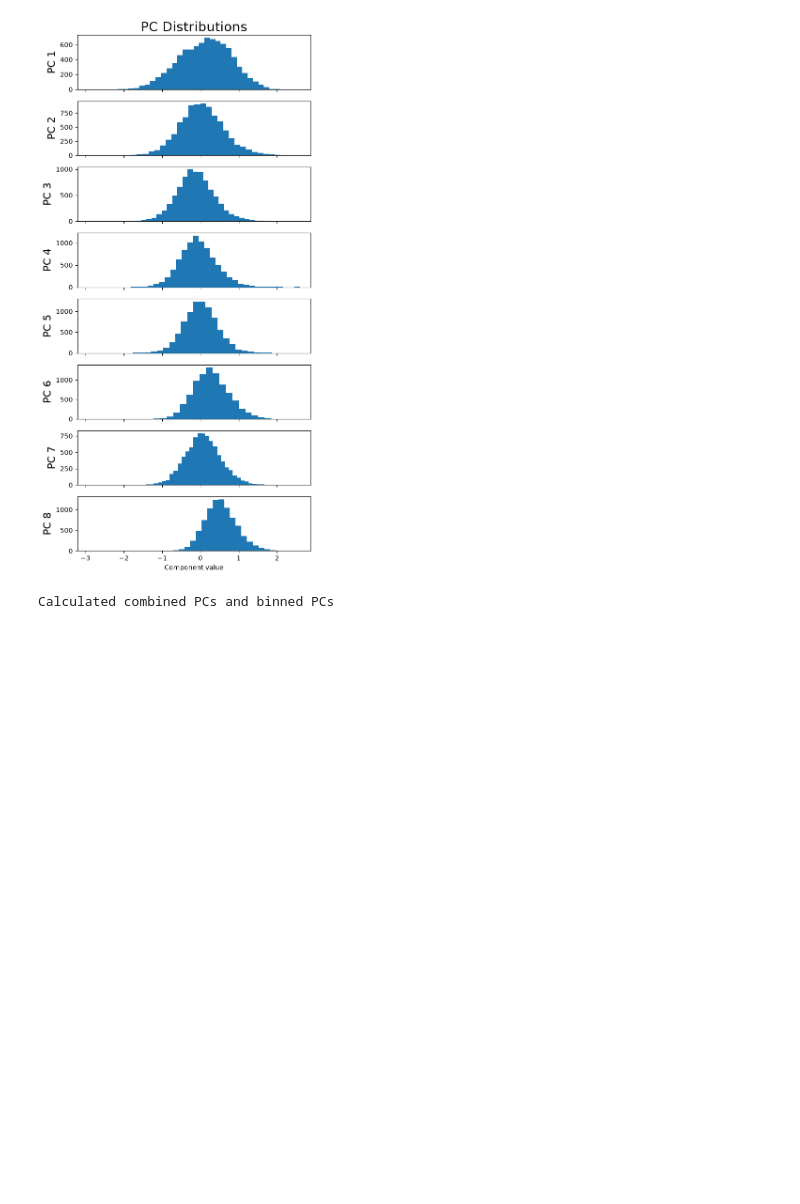
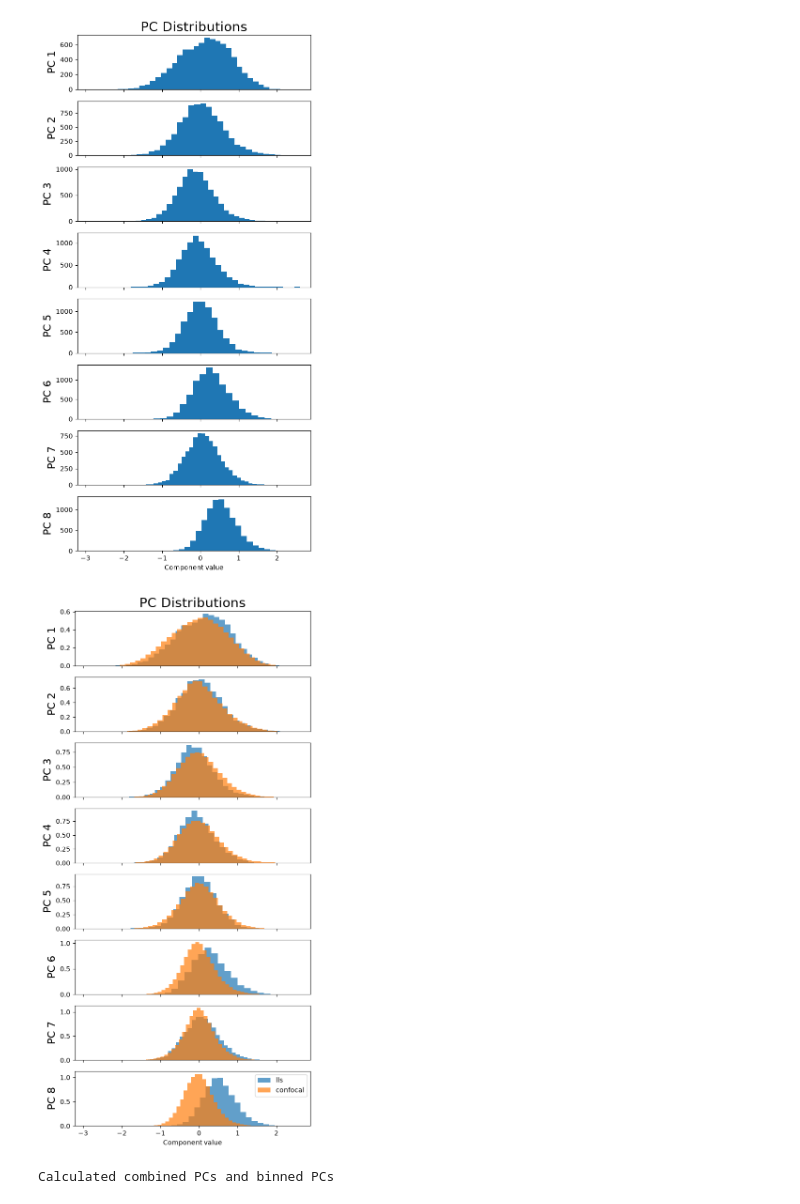
Before and after one commit to looneytunes2/NeutrophilShapeAnalysis, a Jupyter notebook: Notebooks/PCA_with_LLS_apply_confocal.ipynb, the cells around one changed output. Cells and saved outputs as stored; diff of their text form; code cells hidden in the pictures; blank space fills up the shorter version.

```diff
--- a/Notebooks/PCA_with_LLS_apply_confocal.ipynb
+++ b/Notebooks/PCA_with_LLS_apply_confocal.ipynb
@@ -6,7 +6,7 @@ import pickle as pk
 from neutrophil_shape.config.loader import load_config
 # %%
 ### what alignment to use
-align = 'shape'
+align = 'trajectory'
 
 ### load confocal directory
 config = load_config(microscope_type = 'confocal')
@@ -168,49 +168,53 @@ plt.tight_layout()
 plt.savefig(datadir.joinpath('PC distributions.png'), bbox_inches='tight')
 
 
-# condf = pd.read_csv(confocaldir + 'All_Data_with_CGPS_bins.csv', index_col = 0)
+condf = pd.read_csv(confocaldir / 'All_Data_with_CGPS_bins.csv', index_col = 0)
 
 
 # #pre-volume adjusted PCs
 # origdf = smdf.merge(atidf.drop(columns=['image', 'cropx (pixels)',
 #        'cropy (pixels)', 'cropz (pixels)']), left_on = 'cell', right_on = 'cell')
 # origdf = origdf[origdf.Cell_Volume > 458]
 # origdf = origdf[origdf.Cell_SurfaceArea < 1700]
 # origdf = origdf[origdf.speed < 1.3]
 # origdf = origdf[~origdf.cell.str.contains('20240528', na=False)].reset_index(drop=True)
 # longcells = [i for i, x in origdf.groupby('CellID') if len(x)>360]
 # origdf = origdf[origdf.CellID.isin(longcells)]
 # # tranform the LLS data
 # orig_coeff = origdf[[x for x in origdf.columns.to_list() if 'shcoeffs' in x]]
 # orig_transform = pca.transform(orig_coeff)
 # # Dataframe of transformed variable
 # pc_names = [f"Cell_PC{c}" for c in range(1, 1 + npcs)]
 # orig_trans = pd.DataFrame(data=orig_transform, columns=pc_names, index = orig_coeff.index)
 # # orig_trans['Cell_Volume'] = origdf.Cell_Volume
 # # for pcid, pc_name in enumerate(pc_names):
 # #     pearson = np.corrcoef(orig_trans.Cell_Volume.values, orig_trans[pc_name].values)
 # #     if pearson[0, 1] < 0:
 # #         orig_trans[pc_name] *= -1
 # #         pca.components_[pcid] *= -1
 # # orig_trans = orig_trans.drop(columns = 'Cell_Volume')
 
-
-# ########## plot distributions of PCs ###################
-# import matplotlib.pyplot as plt
-# fig, axes = plt.subplots(10, 1, figsize=(6,12), sharex=True)
-# for i, ax in enumerate(axes[:]):
-#     ax.hist(df_trans[pc_names].iloc[:,i].values, 30, density = True,alpha = 0.7, label = 'lls')
-# #     ax.hist(orig_trans[pc_names].iloc[:,i].values, 30, density = True,alpha = 0.7, label = 'original')
-#     ax.hist(condf[[x.split('Cell_')[-1] for x in pc_names]].iloc[:,i].values, 30, density = True,alpha = 0.7, label = 'confocal')
-# axes[0].set_title("PC Distributions", fontsize = 20)
-# # axes[0,1].set_title("Nucleus Distributions", fontsize = 20)
-# [ax.set_ylabel("PC %i"%(i+1), fontsize = 16) for i, ax in enumerate(axes[:])];
-# axes[-1].set_xlabel("Component value")
-# ax.legend()
-# plt.tight_layout()
+# llscopy = llsdf.copy()
+# llscopy['scope'] = 'lls'
+# condf['scope'] = 'confocal'
+# bothdf = pd.concat((llscopy, condf), ignore_index = True)
+########## plot distributions of PCs ###################
+import matplotlib.pyplot as plt
+fig, axes = plt.subplots(npcs, 1, figsize=(6,12), sharex=True)
+for i, ax in enumerate(axes[:]):
+    ax.hist(llsdf[f'PC{i+1}'].values, 30, density = True,alpha = 0.7, label = 'lls')
+#     ax.hist(orig_trans[pc_names].iloc[:,i].values, 30, density = True,alpha = 0.7, label = 'original')
+    ax.hist(condf[f'PC{i+1}'].values, 30, density = True,alpha = 0.7, label = 'confocal')
+axes[0].set_title("PC Distributions", fontsize = 20)
+# axes[0,1].set_title("Nucleus Distributions", fontsize = 20)
+[ax.set_ylabel("PC %i"%(i+1), fontsize = 16) for i, ax in enumerate(axes[:])];
+axes[-1].set_xlabel("Component value")
+ax.legend()
+plt.tight_layout()
 # plt.savefig(savedir+ 'PC distributions.png', bbox_inches='tight')
 # %% [output]
 [figure]
+[figure, added]
 # %%
 ############# BIN PCs TO USE IN CGPS ###################
 
```
Also changed, not shown: parts of 1 cell of this notebook, 24 other files.
